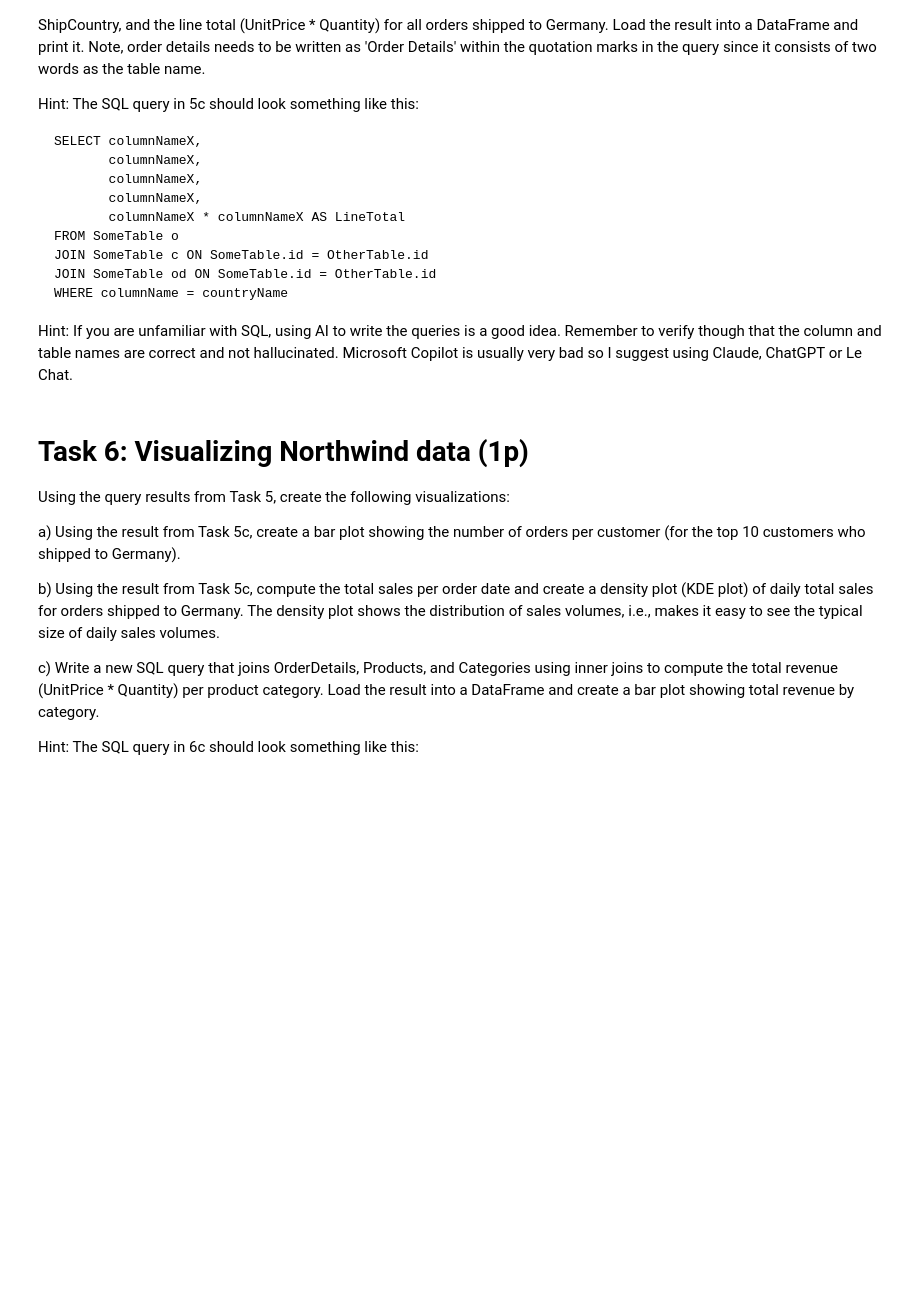
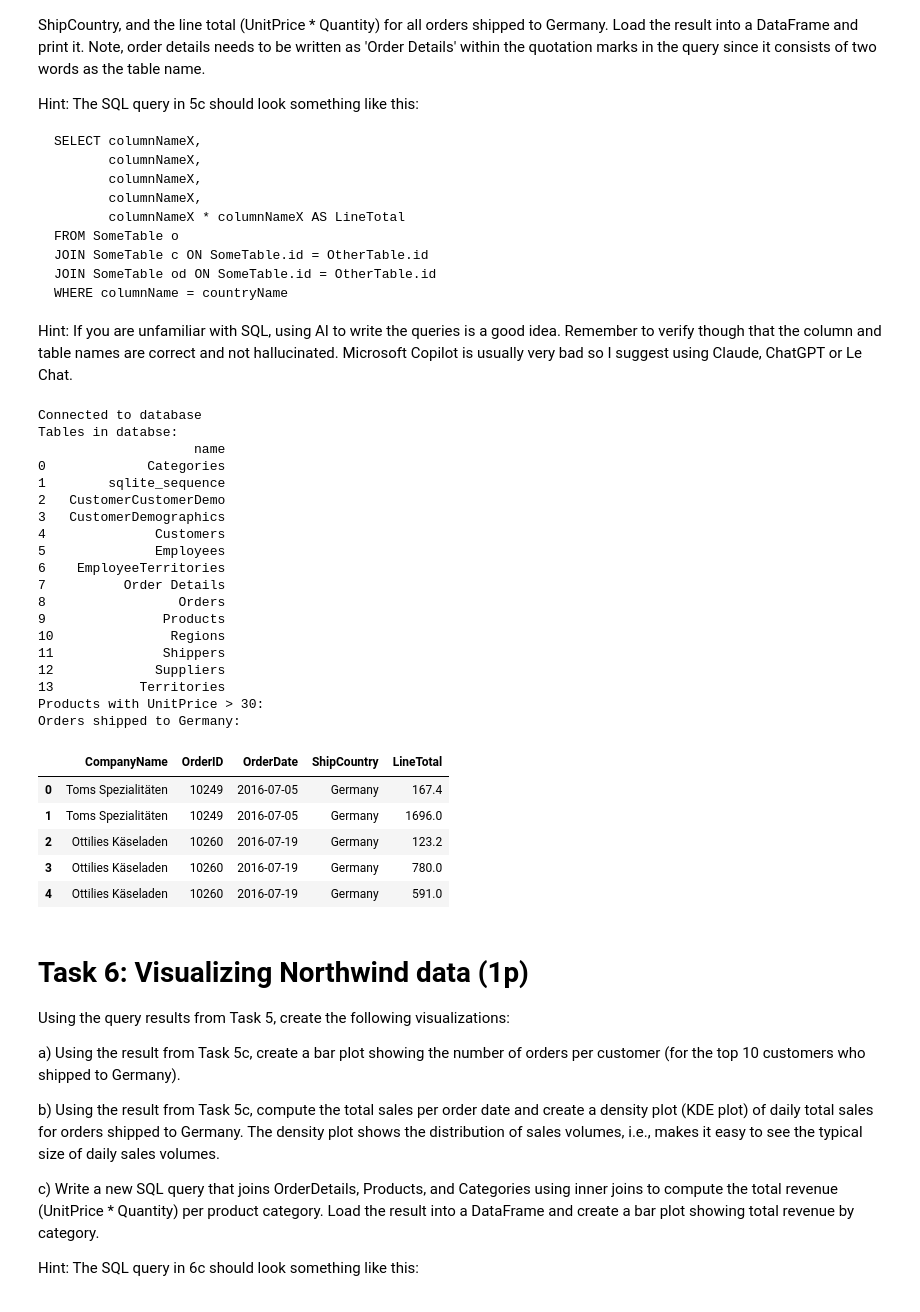
Before and after one commit to Josh-pk/pythonforbusiness26, a Jupyter notebook: assignments/assignment2.ipynb, the cells around one changed output. Drawn from its saved outputs; the diff is of its cells as text; code cells hidden in the pictures; blank space fills up the shorter version.

```diff
--- a/assignments/assignment2.ipynb
+++ b/assignments/assignment2.ipynb
@@ -67,6 +235,82 @@ Hint: The SQL query in 5c should look something like this:
     JOIN SomeTable od ON SomeTable.id = OtherTable.id
     WHERE columnName = countryName
 Hint: If you are unfamiliar with SQL, using AI to write the queries is a good idea. Remember to verify though that the column and table names are correct and not hallucinated. Microsoft Copilot is usually very bad so I suggest using Claude, ChatGPT or Le Chat.
+# %%
+import sqlite3
+import pandas as pd
+
+conn = sqlite3.connect("northwind.db")
+
+print("Connected to database")
+
+# a)
+query_tables = """
+SELECT name
+FROM sqlite_master
+WHERE type='table';
+"""
+
+tables = pd.read_sql_query(query_tables, conn)
+
+print("Tables in databse:")
+print(tables)
+
+# b)
+query_products = """
+SELECT ProductName, UnitPrice, UnitsInStock
+FROM Products
+WHERE UnitPrice > 30;
+"""
+
+df_products = pd.read_sql_query(query_products, conn)
+
+print("Products with UnitPrice > 30:")
+df_products.head()
+
+# c)
+query_orders = """
+SELECT
+    c.CompanyName,
+    o.OrderID,
+    o.OrderDate,
+    o.ShipCountry,
+    od.UnitPrice * od.Quantity AS LineTotal
+FROM Orders o
+JOIN Customers c ON o.CustomerID = c.CustomerID
+JOIN "Order Details" od ON o.OrderID = od.OrderID
+WHERE o.ShipCountry = 'Germany';
+"""
+
+df_orders = pd.read_sql_query(query_orders, conn)
+
+print("Orders shipped to Germany:")
+df_orders.head()
+# %% [output]
+Connected to database
+Tables in databse:
+                    name
+0             Categories
+1        sqlite_sequence
+2   CustomerCustomerDemo
+3   CustomerDemographics
+4              Customers
+5              Employees
+6    EmployeeTerritories
+7          Order Details
+8                 Orders
+9               Products
+10               Regions
+11              Shippers
+12             Suppliers
+13           Territories
+Products with UnitPrice > 30:
+Orders shipped to Germany:
+|  | CompanyName | OrderID | OrderDate | ShipCountry | LineTotal |
+| 0 | Toms Spezialitäten | 10249 | 2016-07-05 | Germany | 167.4 |
+| 1 | Toms Spezialitäten | 10249 | 2016-07-05 | Germany | 1696.0 |
+| 2 | Ottilies Käseladen | 10260 | 2016-07-19 | Germany | 123.2 |
+| 3 | Ottilies Käseladen | 10260 | 2016-07-19 | Germany | 780.0 |
+| 4 | Ottilies Käseladen | 10260 | 2016-07-19 | Germany | 591.0 |
 # %% [markdown]
 # Task 6: Visualizing Northwind data (1p)
 Using the query results from Task 5, create the following visualizations:
```
Also changed, not shown: parts of 8 cells of this notebook, 3 other files.
